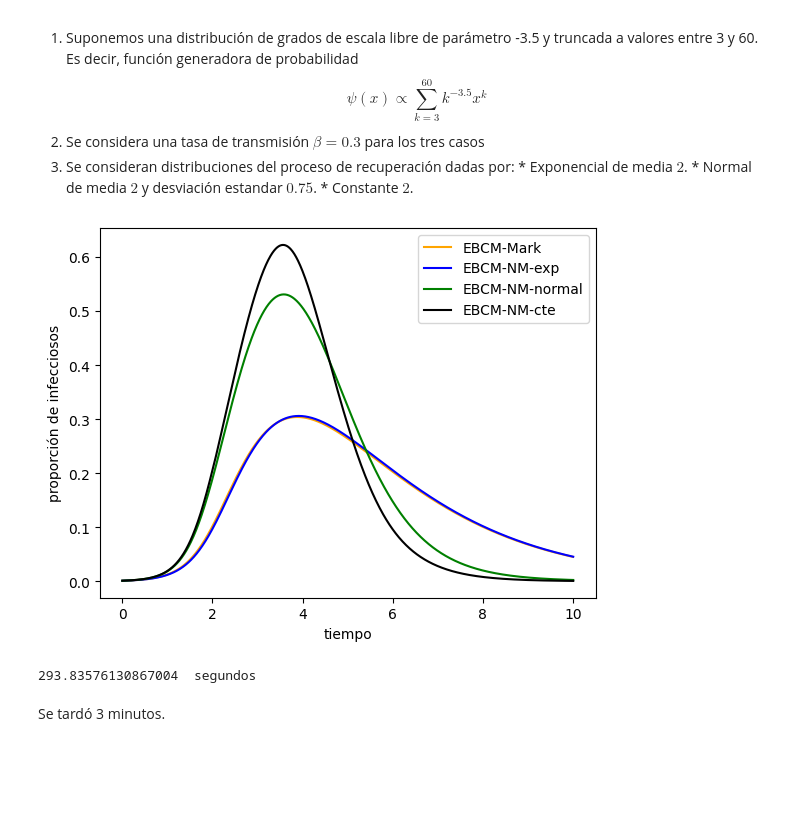
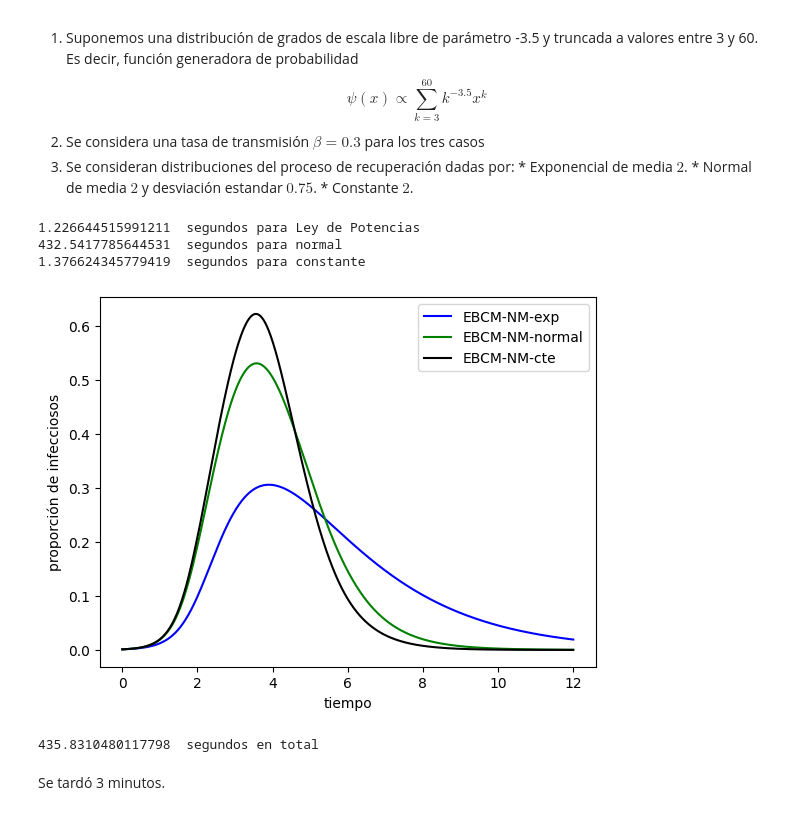
Before and after one commit to JairEsc/Mat_Apl_2, a Jupyter notebook: EBCM_no_markoviano.ipynb, the cells around one changed output. Cells and saved outputs as stored; diff of their text form; code cells hidden in the pictures; blank space fills up the shorter version.

```diff
--- a/EBCM_no_markoviano.ipynb
+++ b/EBCM_no_markoviano.ipynb
@@ -68,6 +59,8 @@ def EBCM_non_markovian(iniciales,riesgo_inf,riesgo_rec,fgp,fgp_prime_1,fgp_prime
 Función generadora de probabilidad:
 $$\psi(x)=\frac{1}{31}\left(25x+5x^5+x^{25}\right)$$
 # %%
+import time
+start_t=time.time()
 import matplotlib.pyplot as plt
 def psi(x):
     return ((1/31)*(25*x+5*x**5+x**25))
@@ -83,7 +76,7 @@ theta_0=fsolve(psi_CI,1,)[0]
 iniciales=[1-I_0,I_0,0,theta_0]
 beta=1.2
 gamma=1.0
-fin_T=6
+fin_T=4
 def beta_cte(a):
     return beta
 def gamma_cte(a):
@@ -100,8 +93,9 @@ t = np.linspace(0, fin_T, 1001)
 sol_2 = odeint(EBCM_2, y0, t, args=(beta, gamma,psi,psi_prime_1))
 plt.ylabel('proporción de infecciosos')
 plt.xlabel('tiempo')
-plt.plot(t,1-psi(sol_2[:,0])-sol_2[:,1],'orange',label='EBCM-')
-plt.plot(T,I,'blue',label='EBCM-No-markoviano')
+plt.plot(t,1-psi(sol_2[:,0])-sol_2[:,1],'orange',label='EBCM')
+plt.plot(T,I,'blue',label='EBCM No-markoviano')
 plt.legend()
 plt.show()
+print(time.time()-start_t, 'segundos para generarla')
 # %% [output]
@@ -111,6 +106,7 @@ plt.show()
 Función generadora de probabilidad:
 $$\psi(x)=e^{-\lambda (1-x)}$$
 # %%
+start_t=time.time()
 lam=10
 def psi_poisson(x):
   return np.exp(-lam*(1-x))
@@ -131,7 +127,7 @@ theta_0=fsolve(psi_CI,1,)[0]
 iniciales=[1-I_0,I_0,0,theta_0]
 beta=1.2
 gamma=1.0
-fin_T=6
+fin_T=4
 def beta_cte(a):
     return beta
 def gamma_cte(a):
@@ -148,8 +144,9 @@ t = np.linspace(0, fin_T, 1001)
 sol_2 = odeint(EBCM_2, y0, t, args=(beta, gamma,psi_poisson,psi_poisson_prime))
 plt.ylabel('proporción de infecciosos')
 plt.xlabel('tiempo')
-plt.plot(t,1-psi_poisson(sol_2[:,0])-sol_2[:,1],'orange',label='EBCM-')
-plt.plot(T,I,'blue',label='EBCM-No-markoviano')
+plt.plot(t,1-psi_poisson(sol_2[:,0])-sol_2[:,1],'orange',label='EBCM')
+plt.plot(T,I,'blue',label='EBCM No-markoviano')
 plt.legend()
 plt.show()
+print(time.time()-start_t, 'segundos para generarla')
 # %% [output]
@@ -159,6 +157,7 @@ plt.show()
 Función generadora de probabilidad:
 $$\psi(x)=\sum\limits_{k=0}^{10^3}k^{-1.418}e^{-k/40}x^k$$
 # %%
+start_t=time.time()
 s=0
 N=10**3
 for k in range(1,N):
@@ -188,7 +187,7 @@ import matplotlib.pyplot as plt
 iniciales=[1-I_0,I_0,0,theta_0]
 beta=1.2
 gamma=1.0
-fin_T=6
+fin_T=4
 def beta_cte(a):
     return beta
 def gamma_cte(a):
@@ -210,4 +209,5 @@ plt.plot(t,1-approx_psi_powerlaw(sol_2[:,0])-sol_2[:,1],'orange',label='EBCM-')
 plt.plot(T,I,'blue',label='EBCM-No-markoviano')
 plt.legend()
 plt.show()
+print(time.time()-start_t, 'segundos para generarla')
 # %% [output]
@@ -230,7 +231,7 @@ $$\psi(x)\propto \sum\limits_{k=3}^{60}k^{-3.5}x^k$$
     *   Constante $2$.
 # %%
 import time
-start_time=time.time()
+start_time_00=time.time()
 import scipy.stats
 s=0
 for k in range(3,60):
@@ -260,7 +261,7 @@ import matplotlib.pyplot as plt
 iniciales=[1-I_0,I_0,0,theta_0]
 beta=0.3
 gamma=0.5
-fin_T=10
+fin_T=12
 step_len=0.01
 def beta_cte(a):
     return beta
@@ -274,36 +275,44 @@ def gamma_fun_normal(a):
         ret=0.01**(-1)
     return ret
 def gamma_fun_cte(a):
     if a==2.0:
         return 0.01**(-1)
     else:
         return 0
+start_time=time.time()
 T,I_exp=EBCM_non_markovian(iniciales=iniciales,riesgo_inf=beta_cte,riesgo_rec=gamma_fun_exp,fgp=approx_psi_powerlaw,
                        fgp_prime_1=approx_prime_psi_powerlaw,fgp_prime_2=approx_prime_2_psi_powerlaw,step_len=step_len,fin=fin_T)
+print(time.time()-start_time," segundos para Ley de Potencias")
+start_time=time.time()
 T,I_normal=EBCM_non_markovian(iniciales=iniciales,riesgo_inf=beta_cte,riesgo_rec=gamma_fun_normal,fgp=approx_psi_powerlaw,
                        fgp_prime_1=approx_prime_psi_powerlaw,fgp_prime_2=approx_prime_2_psi_powerlaw,step_len=step_len,fin=fin_T)
+print(time.time()-start_time," segundos para normal")
+start_time=time.time()
 T,I_cte=EBCM_non_markovian(iniciales=iniciales,riesgo_inf=beta_cte,riesgo_rec=gamma_fun_cte,fgp=approx_psi_powerlaw,
                        fgp_prime_1=approx_prime_psi_powerlaw,fgp_prime_2=approx_prime_2_psi_powerlaw,step_len=step_len,fin=fin_T)
+print(time.time()-start_time," segundos para constante")
 ####
 def EBCM_2(y, t, beta, gamma,psi,psi_prime):
     theta, R = y
     dydt = [-beta*theta+beta*(psi_prime(theta)/psi_prime(1))+gamma*(-theta+theta_0), gamma*(1-psi(theta)-R)]
     return dydt
 from scipy.integrate import odeint
 y0 = [theta_0, 0.0]
 t = np.linspace(0, fin_T, 1001)
 sol_2 = odeint(EBCM_2, y0, t, args=(beta, gamma,approx_psi_powerlaw,approx_prime_psi_powerlaw))
 plt.ylabel('proporción de infecciosos')
 plt.xlabel('tiempo')
-plt.plot(t,1-approx_psi_powerlaw(sol_2[:,0])-sol_2[:,1],'orange',label='EBCM-Mark')
 plt.plot(T,I_exp,'blue',label='EBCM-NM-exp')
 plt.plot(T,I_normal,'green',label='EBCM-NM-normal')
 plt.plot(T,I_cte,'black',label='EBCM-NM-cte')
 plt.legend()
 plt.show()
-print(time.time()-start_time," segundos")
+print(time.time()-start_time_00," segundos en total")
 # %% [output]
+1.226644515991211  segundos para Ley de Potencias
+432.5417785644531  segundos para normal
+1.376624345779419  segundos para constante
-[figure, old version]
+[figure, new version]
-293.83576130867004  segundos
+435.8310480117798  segundos en total
 # %% [markdown]
 Se tardó 3 minutos.
```
Also changed, not shown: parts of 4 cells of this notebook.
